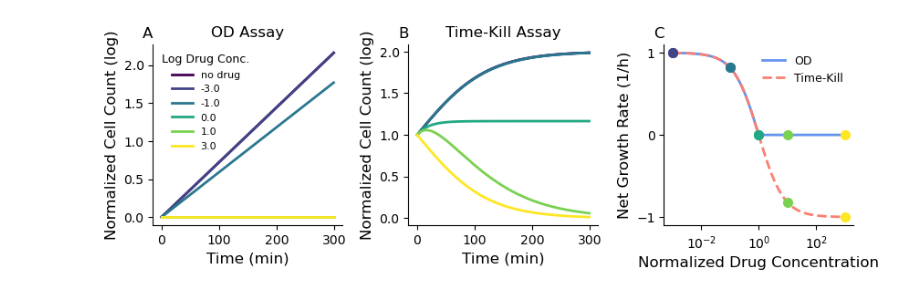
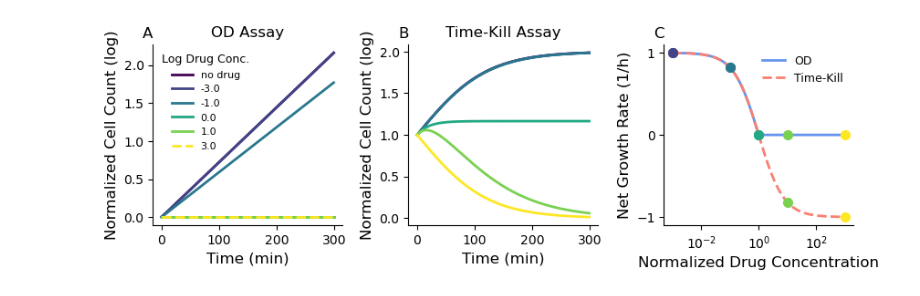
Before and after one commit to eshanking/time-kill-protocol, a Jupyter notebook: cartoon_fig.ipynb, the cells around one changed output. Cells and saved outputs as stored; diff of their text form; code cells hidden in the pictures.

```diff
--- a/cartoon_fig.ipynb
+++ b/cartoon_fig.ipynb
@@ -108,8 +108,13 @@ for c in conc_list:
     else:
         label = np.log10(c)
 
-    ax.plot(t,y,linewidth=2,color=cmap(indx/(num_conc-1)),label=label)
+    if c == 10**3:
+        ax.plot(t,y,'--',linewidth=2,color=cmap(indx/(num_conc-1)),label=label)
+    else:
+        ax.plot(t,y,linewidth=2,color=cmap(indx/(num_conc-1)),label=label)
+
     indx += 1
+
 
 ax.set_ylabel('Normalized Cell Count (log)',fontsize=12)
 ax.set_xlabel('Time (min)',fontsize=12)
@@ -145,31 +150,31 @@ for c in conc_list:
     else:
         label = np.log10(c)
 
     ax.plot(t,y,linewidth=2,color=cmap(indx/(num_conc-1)),label=label)
     indx += 1
 
 ax.set_ylabel('Normalized Cell Count (log)',fontsize=12)
 ax.set_xlabel('Time (min)',fontsize=12)
 
 ax.set_title('Time-Kill Assay')
 
 # label the axes
 
 labels = ['A','B','C','D']
 
 for ax in ax_list.flatten():
     ax.text(0, 1.1, labels.pop(0), transform=ax.transAxes,
       fontsize=12, va='top', ha='right')
 
     ax.spines['top'].set_visible(False)
     ax.spines['right'].set_visible(False)
 
 # ax_list[2].legend(fontsize=8,frameon=False,ncol=2)
 ax_list[0].legend(fontsize=8,frameon=False,title='Log Drug Conc.',title_fontsize=9)
 ax_list[2].legend(fontsize=9,frameon=False,loc='upper right')
 
 fig.tight_layout()
 
 fig.savefig('figures/cartoon.pdf',bbox_inches='tight')
 # %% [output]
-[figure, old version]
+[figure, new version]
```
Also changed, not shown: 26 other files.
